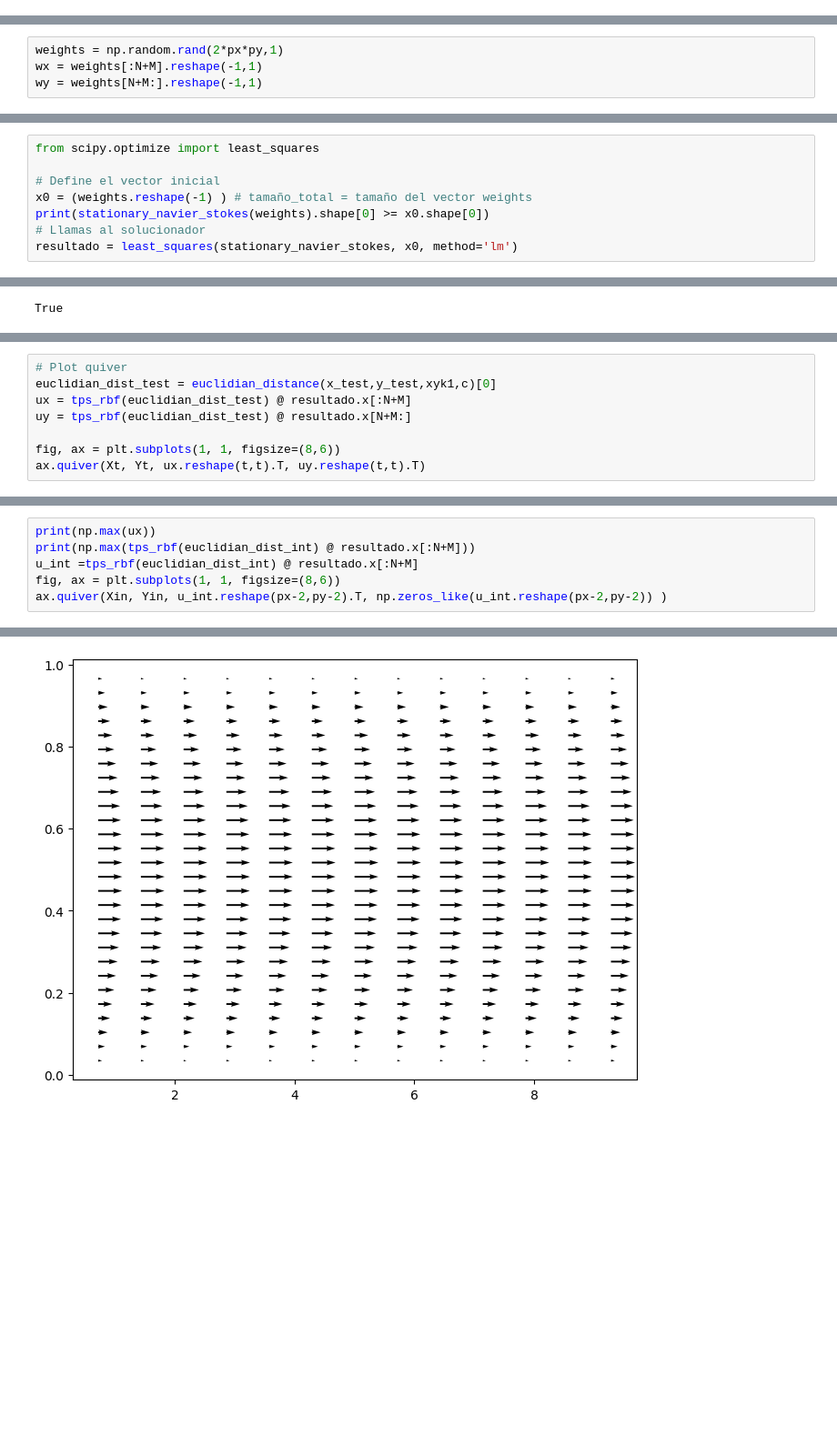
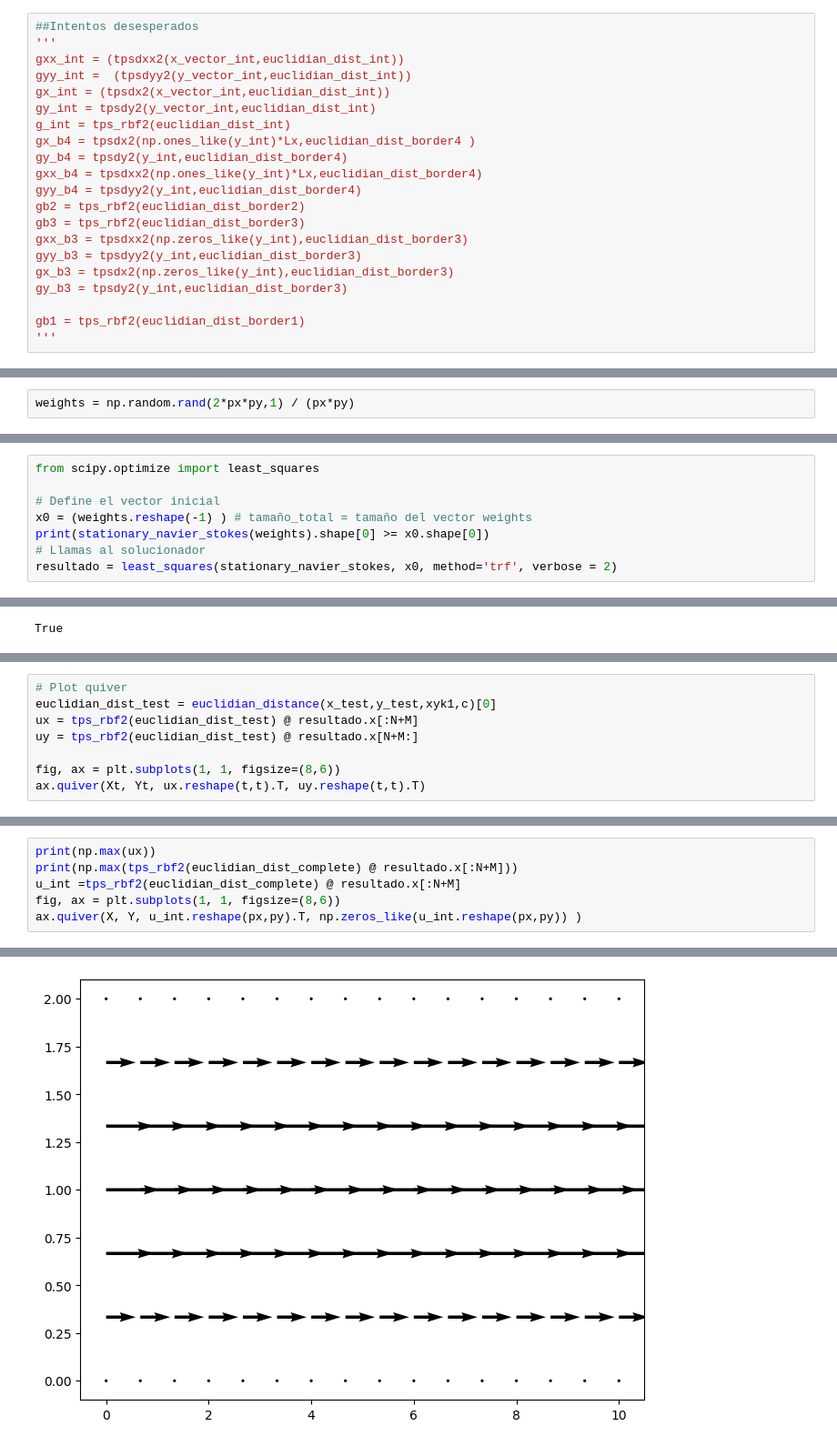
Before and after one commit to Danielge42/ValvulasArorticas, a Jupyter notebook: NS_RBF_TPS.ipynb, the cells around one changed output, grey strips where cells are left out. Shown at 91% size. Cells and saved outputs as stored; diff of their text form; blank space fills up the shorter version.

```diff
--- a/NS_RBF_TPS.ipynb
+++ b/NS_RBF_TPS.ipynb
@@ -167,3 +246,24 @@ gx_b3 = tpsdx(np.zeros_like(y_int),euclidian_dist_border3)
 gy_b3 = tpsdy(y_int,euclidian_dist_border3)
 
 gb1 = tps_rbf(euclidian_dist_border1)
+# %%
+##Intentos desesperados
+'''
+gxx_int = (tpsdxx2(x_vector_int,euclidian_dist_int))
+gyy_int =  (tpsdyy2(y_vector_int,euclidian_dist_int))
+gx_int = (tpsdx2(x_vector_int,euclidian_dist_int))
+gy_int = tpsdy2(y_vector_int,euclidian_dist_int)
+g_int = tps_rbf2(euclidian_dist_int)
+gx_b4 = tpsdx2(np.ones_like(y_int)*Lx,euclidian_dist_border4 )
+gy_b4 = tpsdy2(y_int,euclidian_dist_border4)
+gxx_b4 = tpsdxx2(np.ones_like(y_int)*Lx,euclidian_dist_border4)
+gyy_b4 = tpsdyy2(y_int,euclidian_dist_border4)
+gb2 = tps_rbf2(euclidian_dist_border2)
+gb3 = tps_rbf2(euclidian_dist_border3)
+gxx_b3 = tpsdxx2(np.zeros_like(y_int),euclidian_dist_border3)
+gyy_b3 = tpsdyy2(y_int,euclidian_dist_border3)
+gx_b3 = tpsdx2(np.zeros_like(y_int),euclidian_dist_border3)
+gy_b3 = tpsdy2(y_int,euclidian_dist_border3)
+
+gb1 = tps_rbf2(euclidian_dist_border1)
+'''
@@ -170,4 +272,2 @@ gb1 = tps_rbf(euclidian_dist_border1)
 # %%
-weights = np.random.rand(2*px*py,1)
-wx = weights[:N+M].reshape(-1,1)
-wy = weights[N+M:].reshape(-1,1)
+weights = np.random.rand(2*px*py,1) / (px*py)
@@ -221,6 +362,6 @@ from scipy.optimize import least_squares
 x0 = (weights.reshape(-1) ) # tamaño_total = tamaño del vector weights
 print(stationary_navier_stokes(weights).shape[0] >= x0.shape[0])
 # Llamas al solucionador
-resultado = least_squares(stationary_navier_stokes, x0, method='lm')
+resultado = least_squares(stationary_navier_stokes, x0, method='trf', verbose = 2)
 # %% [output]
 True
@@ -251,8 +408,8 @@ resultado
 # %%
 # Plot quiver
 euclidian_dist_test = euclidian_distance(x_test,y_test,xyk1,c)[0]
-ux = tps_rbf(euclidian_dist_test) @ resultado.x[:N+M]
-uy = tps_rbf(euclidian_dist_test) @ resultado.x[N+M:]
+ux = tps_rbf2(euclidian_dist_test) @ resultado.x[:N+M]
+uy = tps_rbf2(euclidian_dist_test) @ resultado.x[N+M:]
 
 fig, ax = plt.subplots(1, 1, figsize=(8,6))
 ax.quiver(Xt, Yt, ux.reshape(t,t).T, uy.reshape(t,t).T)
@@ -262,7 +419,7 @@ ax.quiver(Xt, Yt, ux.reshape(t,t).T, uy.reshape(t,t).T)
 # %%
 print(np.max(ux))
-print(np.max(tps_rbf(euclidian_dist_int) @ resultado.x[:N+M]))
-u_int =tps_rbf(euclidian_dist_int) @ resultado.x[:N+M]
+print(np.max(tps_rbf2(euclidian_dist_complete) @ resultado.x[:N+M]))
+u_int =tps_rbf2(euclidian_dist_complete) @ resultado.x[:N+M]
 fig, ax = plt.subplots(1, 1, figsize=(8,6))
-ax.quiver(Xin, Yin, u_int.reshape(px-2,py-2).T, np.zeros_like(u_int.reshape(px-2,py-2)) )
+ax.quiver(X, Y, u_int.reshape(px,py).T, np.zeros_like(u_int.reshape(px,py)) )
 # %% [output]
@@ -271,3 +428,3 @@ ax.quiver(Xin, Yin, u_int.reshape(px-2,py-2).T, np.zeros_like(u_int.reshape(px-2
 <matplotlib.quiver.Quiver at 0x...>
-[figure, old version]
+[figure, new version]
 # %%
```
Also changed, not shown: parts of 55 cells of this notebook, 4 other files.
